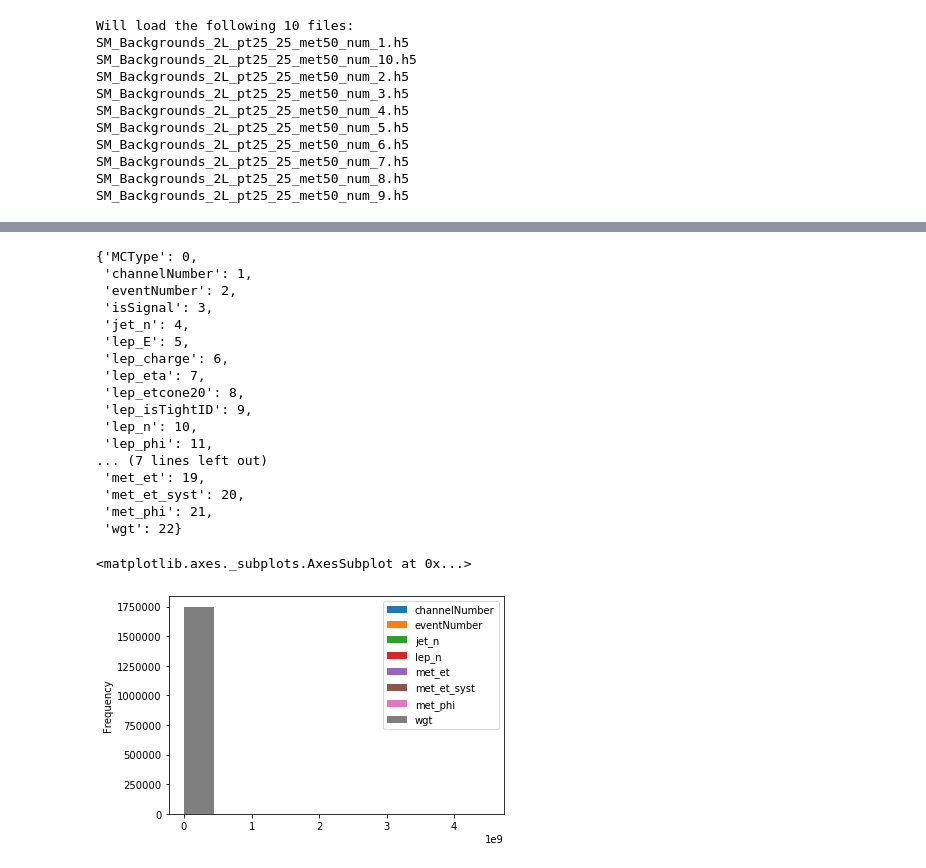
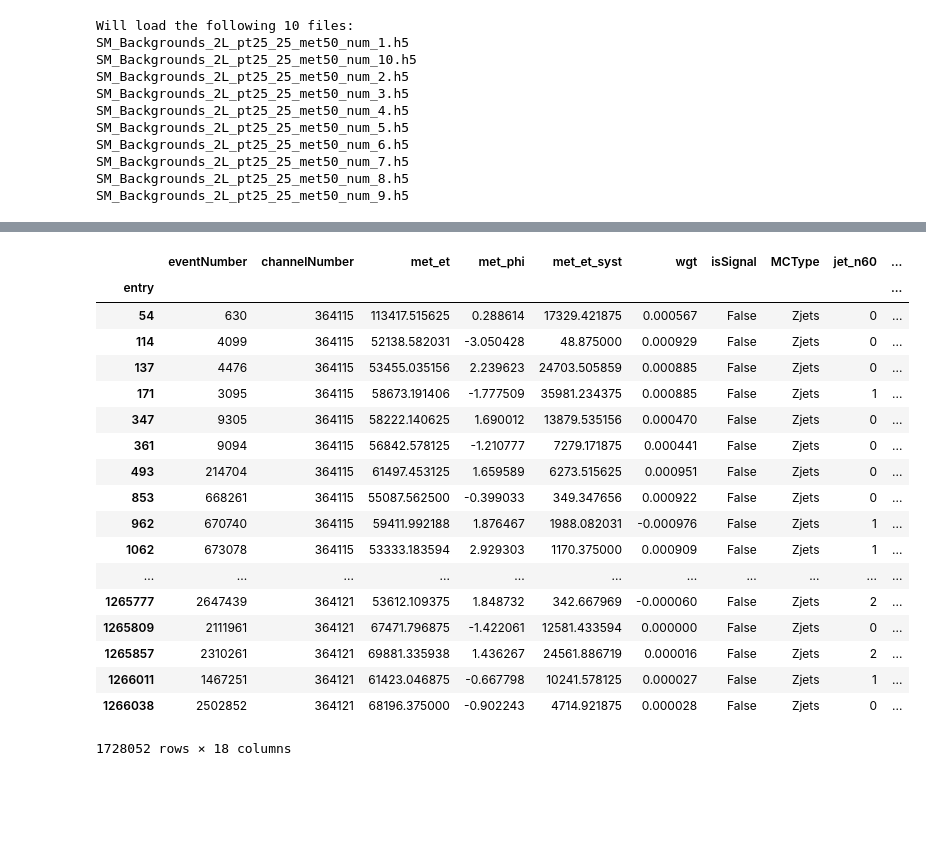
Before and after one commit to eirikgr/FYS5555, a Jupyter notebook: ML_Analysis/OsloML/MakeTrainingTestingSamples.ipynb, the cells around one changed output, grey strips where cells are left out. Drawn from its saved outputs; the diff is of its cells as text; code cells hidden in the pictures; blank space fills up the shorter version.

```diff
--- a/ML_Analysis/OsloML/MakeTrainingTestingSamples.ipynb
+++ b/ML_Analysis/OsloML/MakeTrainingTestingSamples.ipynb
@@ -160,30 +139,0 @@ INFO     Opening file 1/10: testing_bkg_2L_pt25_25_met50_9.h5
-# %%
-i = 0
-idx = {}
-for key in X_train.keys():
-    idx[key] = i
-    i += 1
-idx
-# %% [output]
-{'MCType': 0,
- 'channelNumber': 1,
- 'eventNumber': 2,
- 'isSignal': 3,
- 'jet_n': 4,
- 'lep_E': 5,
- 'lep_charge': 6,
- 'lep_eta': 7,
- 'lep_etcone20': 8,
- 'lep_isTightID': 9,
- 'lep_n': 10,
- 'lep_phi': 11,
-... (7 lines left out)
- 'met_et': 19,
- 'met_et_syst': 20,
- 'met_phi': 21,
- 'wgt': 22}
-# %%
-X_train.plot(kind='hist')
-# %% [output]
-<matplotlib.axes._subplots.AxesSubplot at 0x...>
-[figure, removed]
@@ -194,0 +140,22 @@ for i in range(X_train.shape[0]):
+# %%
+X_train
+# %% [output]
+|  | eventNumber | channelNumber | met_et | met_phi | met_et_syst | wgt | isSignal | MCType | jet_n60 | ... |
+| entry |  |  |  |  |  |  |  |  |  | ... |
+| 54 | 630 | 364115 | 113417.515625 | 0.288614 | 17329.421875 | 0.000567 | False | Zjets | 0 | ... |
+| 114 | 4099 | 364115 | 52138.582031 | -3.050428 | 48.875000 | 0.000929 | False | Zjets | 0 | ... |
+| 137 | 4476 | 364115 | 53455.035156 | 2.239623 | 24703.505859 | 0.000885 | False | Zjets | 0 | ... |
+| 171 | 3095 | 364115 | 58673.191406 | -1.777509 | 35981.234375 | 0.000885 | False | Zjets | 1 | ... |
+| 347 | 9305 | 364115 | 58222.140625 | 1.690012 | 13879.535156 | 0.000470 | False | Zjets | 0 | ... |
+| 361 | 9094 | 364115 | 56842.578125 | -1.210777 | 7279.171875 | 0.000441 | False | Zjets | 0 | ... |
+| 493 | 214704 | 364115 | 61497.453125 | 1.659589 | 6273.515625 | 0.000951 | False | Zjets | 0 | ... |
+| 853 | 668261 | 364115 | 55087.562500 | -0.399033 | 349.347656 | 0.000922 | False | Zjets | 0 | ... |
+| 962 | 670740 | 364115 | 59411.992188 | 1.876467 | 1988.082031 | -0.000976 | False | Zjets | 1 | ... |
+| 1062 | 673078 | 364115 | 53333.183594 | 2.929303 | 1170.375000 | 0.000909 | False | Zjets | 1 | ... |
+| ... | ... | ... | ... | ... | ... | ... | ... | ... | ... | ... |
+| 1265777 | 2647439 | 364121 | 53612.109375 | 1.848732 | 342.667969 | -0.000060 | False | Zjets | 2 | ... |
+| 1265809 | 2111961 | 364121 | 67471.796875 | -1.422061 | 12581.433594 | 0.000000 | False | Zjets | 0 | ... |
+| 1265857 | 2310261 | 364121 | 69881.335938 | 1.436267 | 24561.886719 | 0.000016 | False | Zjets | 2 | ... |
+| 1266011 | 1467251 | 364121 | 61423.046875 | -0.667798 | 10241.578125 | 0.000027 | False | Zjets | 1 | ... |
+| 1266038 | 2502852 | 364121 | 68196.375000 | -0.902243 | 4714.921875 | 0.000028 | False | Zjets | 0 | ... |
+1728052 rows × 18 columns
```
Also changed, not shown: parts of 9 cells of this notebook, 1 other file.
